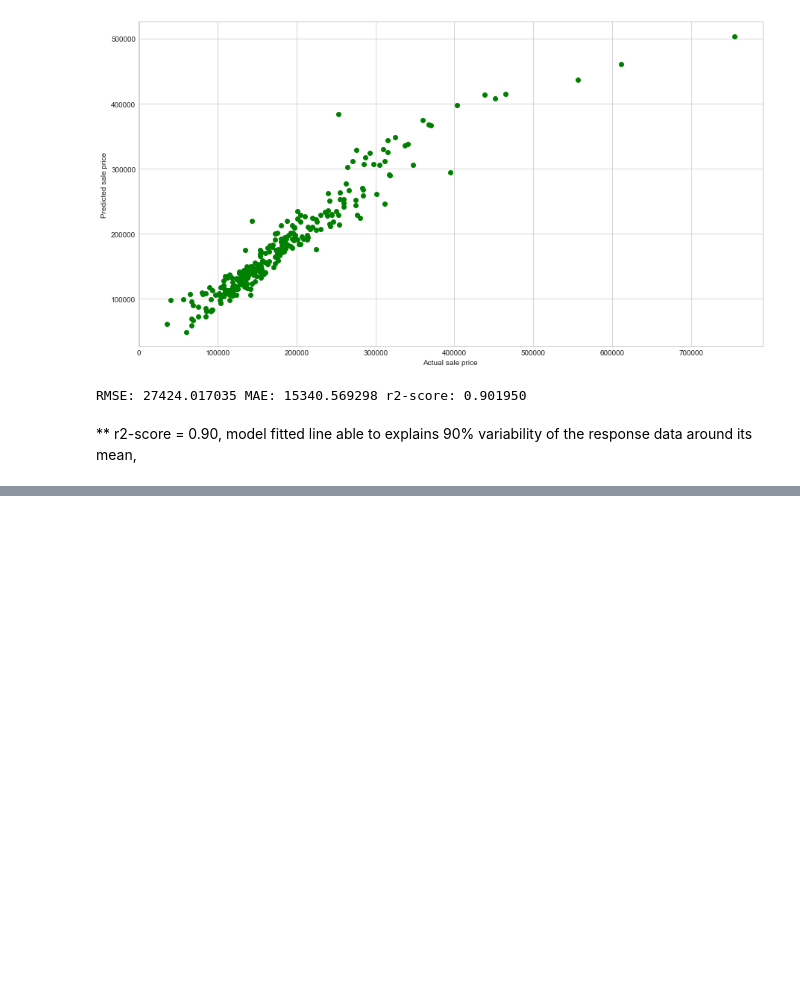
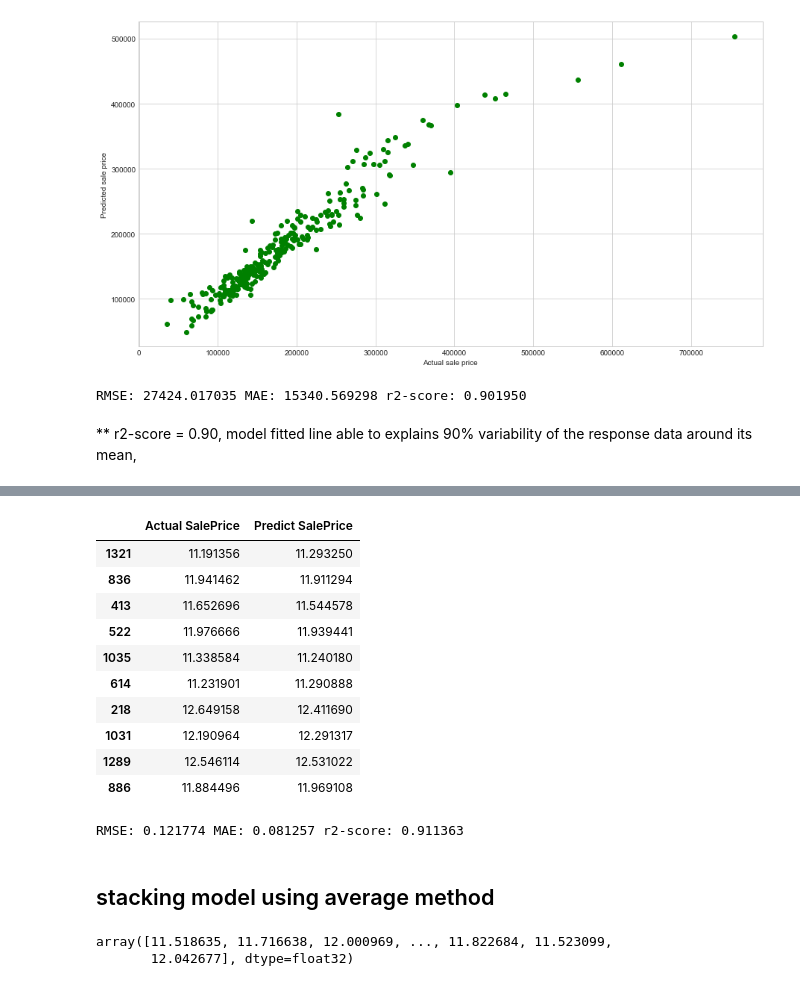
Before and after one commit to LutherTeh/house_price_prediction, a Jupyter notebook: house_price_prediction.ipynb, the cells around one changed output, grey strips where cells are left out. Saved outputs shown, nothing was run; the diff lists cells and outputs as text; code cells hidden in the pictures; blank space fills up the shorter version.

```diff
--- a/house_price_prediction.ipynb
+++ b/house_price_prediction.ipynb
@@ -710,0 +818,3 @@ RMSE: 27424.017035 MAE: 15340.569298 r2-score: 0.901950
+# %%
+new_train = all_df_final[:1459]
+new_test = all_df_final[1460:]
@@ -710,0 +823,26 @@ RMSE: 27424.017035 MAE: 15340.569298 r2-score: 0.901950
+# %%
+X= new_train.drop(columns = 'SalePrice')
+y= new_train['SalePrice']
+
+
+X_train, X_test, y_train, y_test = train_test_split( X, y, test_size=0.2, random_state=42) ## test sample 20%
+# %%
+## custom model
+# xgb_model = xgb.XGBRegressor(colsample_bytree=0.2, gamma=0.0,
+#                              learning_rate=0.05, max_depth=5,
+#                              min_child_weight=1.5, n_estimators=1000,
+#                              reg_alpha=0.9, reg_lambda=0.6,
+#                              subsample=0.2,seed=42, silent=1,
+#                              random_state =7)
+
+
+xgb_model = xgb.XGBRegressor(learning_rate =0.01, n_estimators=3460, max_depth=3,
+                     min_child_weight=0 ,gamma=0, subsample=0.7,
+                     colsample_bytree=0.7,objective= 'reg:linear',
+                     nthread=4,scale_pos_weight=1,seed=27, reg_alpha=0.00006)
+
+
+
+xgb_model.fit(X_train,y_train)
+
+preds = xgb_model.predict(X_test)
@@ -710,0 +851,27 @@ RMSE: 27424.017035 MAE: 15340.569298 r2-score: 0.901950
+# %%
+res_df = pd.DataFrame( {'Actual SalePrice':y_test , 'Predict SalePrice': preds } )
+# %%
+res_df.head(10)
+# %% [output]
+|  | Actual SalePrice | Predict SalePrice |
+| 1321 | 11.191356 | 11.293250 |
+| 836 | 11.941462 | 11.911294 |
+| 413 | 11.652696 | 11.544578 |
+| 522 | 11.976666 | 11.939441 |
+| 1035 | 11.338584 | 11.240180 |
+| 614 | 11.231901 | 11.290888 |
+| 218 | 12.649158 | 12.411690 |
+| 1031 | 12.190964 | 12.291317 |
+| 1289 | 12.546114 | 12.531022 |
+| 886 | 11.884496 | 11.969108 |
+# %%
+## evaluation metric
+rmse = np.sqrt(mean_squared_error( y_test, preds))
+mae = mean_absolute_error( y_test, preds)
+r2 = r2_score(y_test, preds)
+
+print("RMSE: %f" % (rmse) ,  "MAE: %f" % (mae) , "r2-score: %f" % (r2)  )
+# %% [output]
+RMSE: 0.121774 MAE: 0.081257 r2-score: 0.911363
+# %% [markdown]
+## stacking model using average method
@@ -710,0 +880,5 @@ RMSE: 27424.017035 MAE: 15340.569298 r2-score: 0.901950
+# %%
+xgb_preds
+# %% [output]
+array([11.518635, 11.716638, 12.000969, ..., 11.822684, 11.523099,
+       12.042677], dtype=float32)
```
Also changed, not shown: parts of 25 cells of this notebook.
